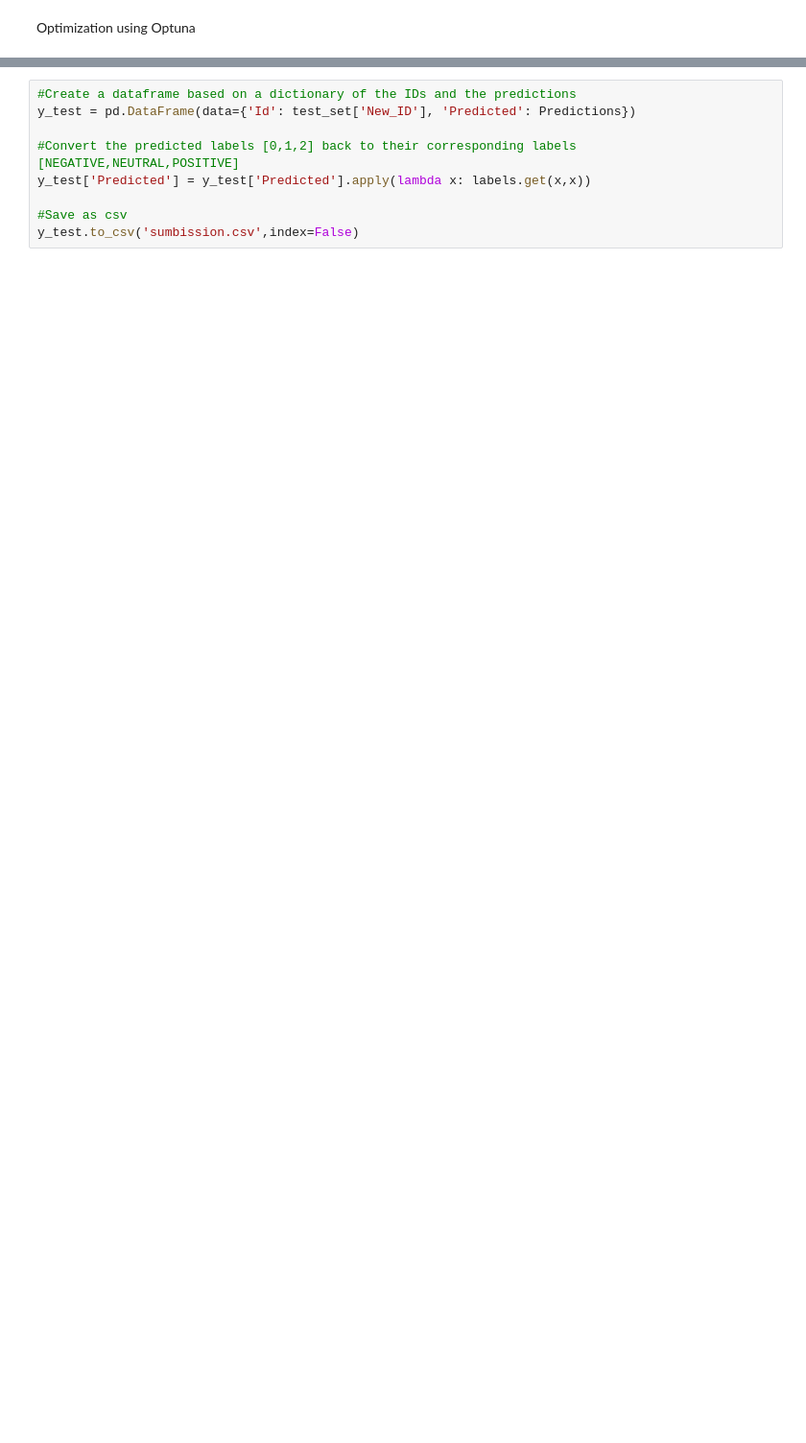
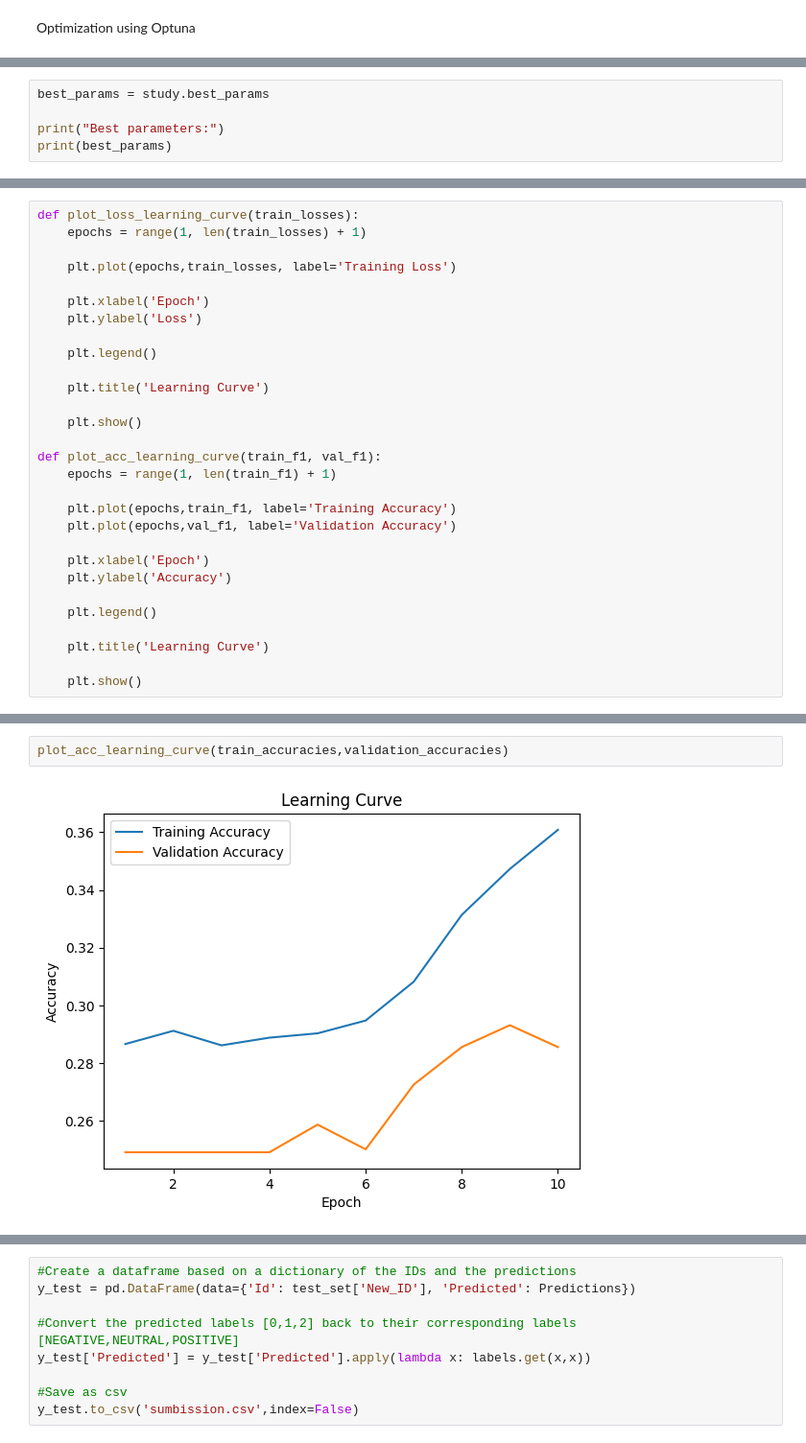
Before and after one commit to natedrake7/MachineLearning, a Jupyter notebook: RNN_SentimentAnalysis/project.ipynb, the cells around one changed output, grey strips where cells are left out. Shown at 96% size. Saved outputs shown, nothing was run; the diff lists cells and outputs as text; blank space fills up the shorter version.

```diff
--- a/RNN_SentimentAnalysis/project.ipynb
+++ b/RNN_SentimentAnalysis/project.ipynb
@@ -394,0 +473,5 @@ Best F1-Score: 0.163906
+# %%
+best_params = study.best_params
+
+print("Best parameters:")
+print(best_params)
@@ -394,0 +503,29 @@ Best F1-Score: 0.163906
+# %%
+def plot_loss_learning_curve(train_losses):
+    epochs = range(1, len(train_losses) + 1)
+
+    plt.plot(epochs,train_losses, label='Training Loss')
+
+    plt.xlabel('Epoch')
+    plt.ylabel('Loss')
+
+    plt.legend()
+
+    plt.title('Learning Curve')
+
+    plt.show()
+
+def plot_acc_learning_curve(train_f1, val_f1):
+    epochs = range(1, len(train_f1) + 1)
+
+    plt.plot(epochs,train_f1, label='Training Accuracy')
+    plt.plot(epochs,val_f1, label='Validation Accuracy')
+
+    plt.xlabel('Epoch')
+    plt.ylabel('Accuracy')
+
+    plt.legend()
+
+    plt.title('Learning Curve')
+
+    plt.show()
@@ -394,0 +607,4 @@ Best F1-Score: 0.163906
+# %%
+plot_acc_learning_curve(train_accuracies,validation_accuracies)
+# %% [output]
+[figure, added]
```
Also changed, not shown: parts of 43 cells of this notebook, 23 other files.
